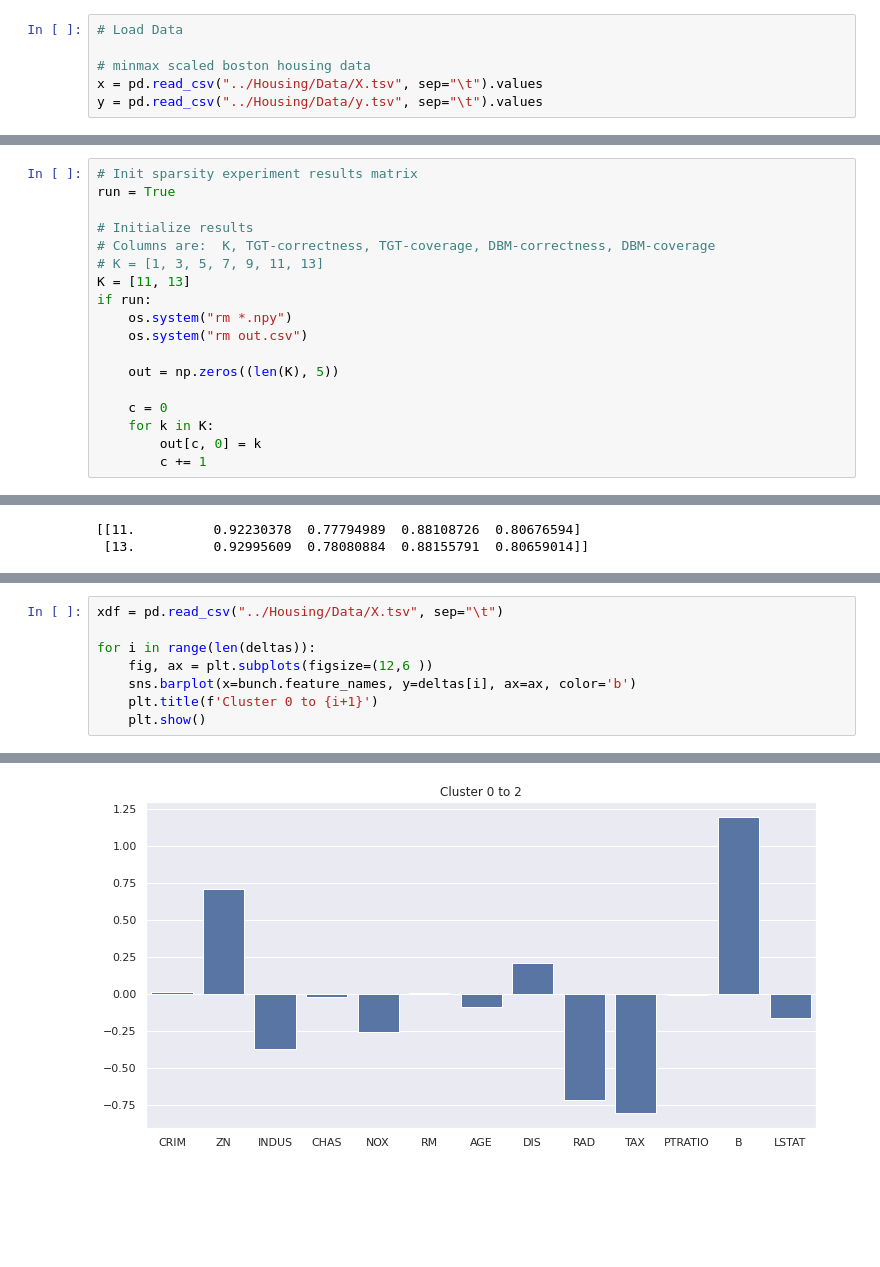
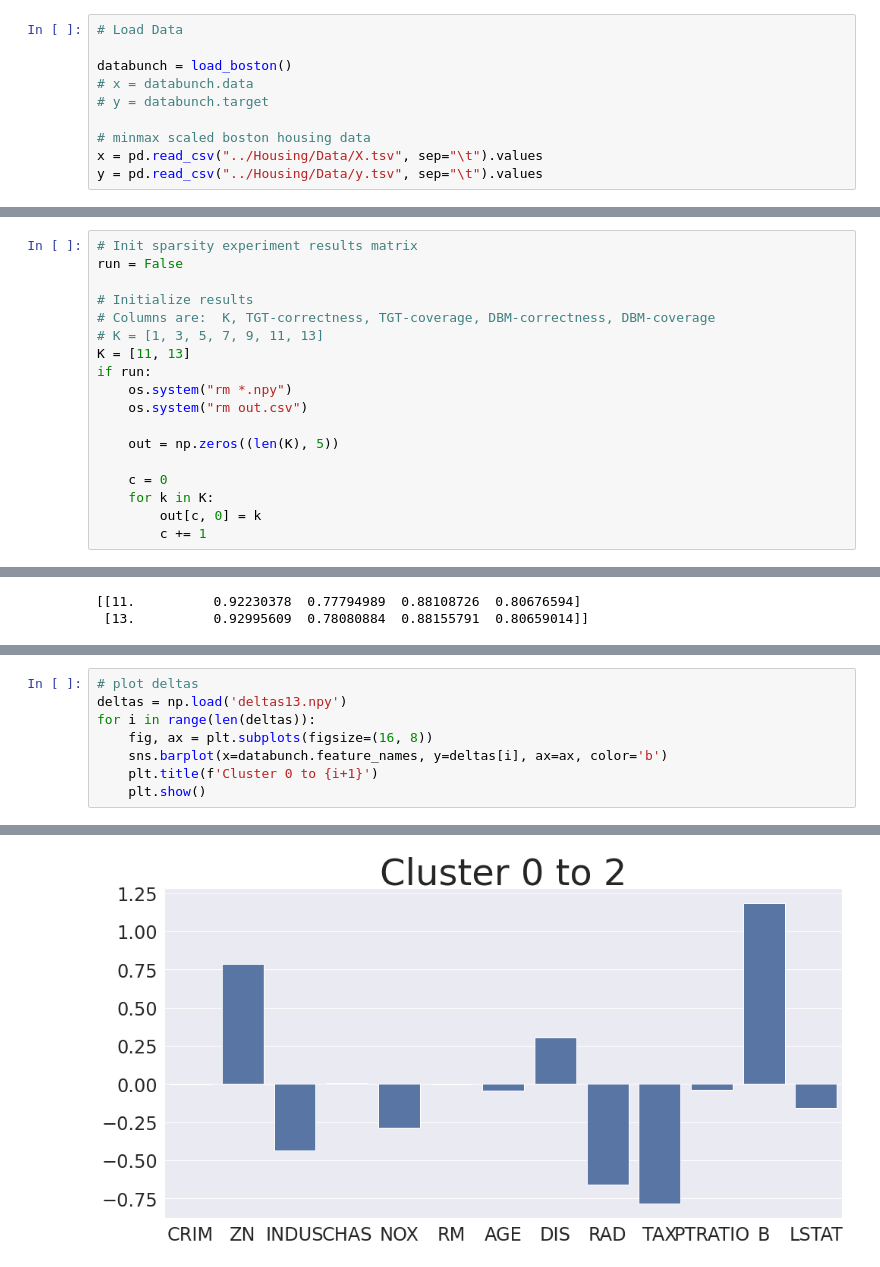
Before and after one commit to chauhankaranraj/ELDR, a Jupyter notebook: Housing-K/demo.ipynb, the cells around one changed output, grey strips where cells are left out. Cells and saved outputs as stored; diff of their text form; blank space fills up the shorter version.

```diff
--- a/Housing-K/demo.ipynb
+++ b/Housing-K/demo.ipynb
@@ -36,6 +38,10 @@ If you depend on functionality not listed there, please file an issue.
 ## Boston Housing Data
 # %%
 # Load Data
+
+databunch = load_boston()
+# x = databunch.data
+# y = databunch.target
 
 # minmax scaled boston housing data
 x = pd.read_csv("../Housing/Data/X.tsv", sep="\t").values
@@ -105,7 +111,7 @@ if True:
 INFO:tensorflow:Restoring parameters from /home/kachau/Documents/ELDR/Housing/Model/model/perplexity_10_regularizer_0.001_batch_size_505_learning_rate_0.01_latent_dimension_2_activation_ELU_seed_1_ite ...
 # %%
 # Init sparsity experiment results matrix
-run = True
+run = False
 
 # Initialize results
 # Columns are:  K, TGT-correctness, TGT-coverage, DBM-correctness, DBM-coverage
@@ -350,9 +183,9 @@ Boston house prices dataset
 # %%
-xdf = pd.read_csv("../Housing/Data/X.tsv", sep="\t")
-
+# plot deltas
+deltas = np.load('deltas13.npy')
 for i in range(len(deltas)):
-    fig, ax = plt.subplots(figsize=(12,6 ))
-    sns.barplot(x=bunch.feature_names, y=deltas[i], ax=ax, color='b')
+    fig, ax = plt.subplots(figsize=(16, 8))
+    sns.barplot(x=databunch.feature_names, y=deltas[i], ax=ax, color='b')
     plt.title(f'Cluster 0 to {i+1}')
     plt.show()
 # %% [output]
@@ -360 +193 @@ for i in range(len(deltas)):
-[figure, old version]
+[figure, new version]
```
Also changed, not shown: parts of 24 cells of this notebook, 1 other file.
